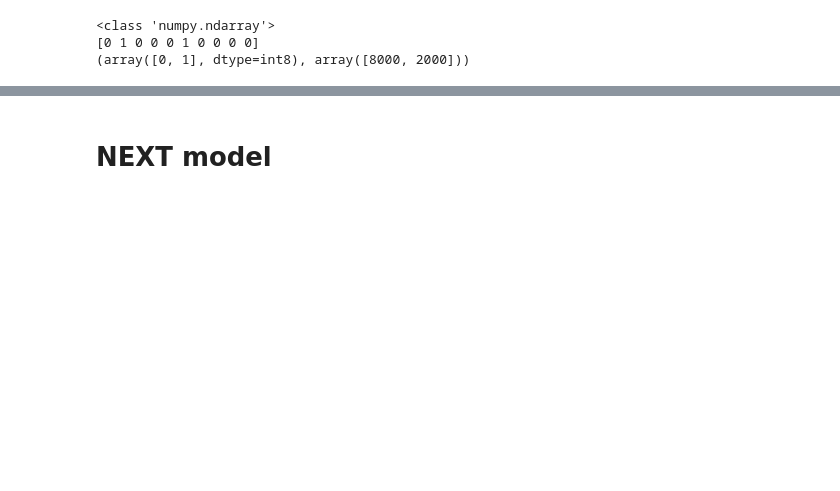
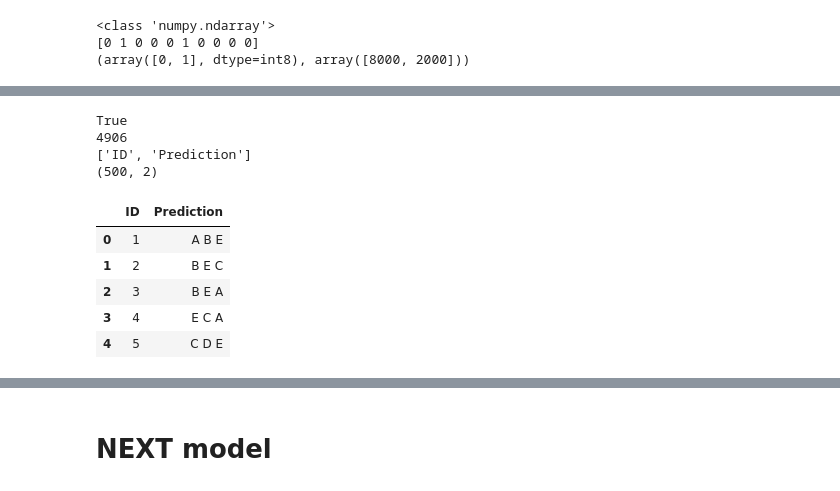
Before and after one commit to KhiranKumar123/dlgenai-t22026, a Jupyter notebook: DL-25f1000339-notebook-t22026.ipynb, the cells around one changed output, grey strips where cells are left out. Cells and saved outputs as stored; diff of their text form; code cells hidden in the pictures; blank space fills up the shorter version.

```diff
--- a/DL-25f1000339-notebook-t22026.ipynb
+++ b/DL-25f1000339-notebook-t22026.ipynb
@@ -1200,0 +1289,20 @@ Overall LogLoss
+# %%
+import os
+
+print(os.path.exists("/kaggle/working/submission_lgb_safe_lookup.csv"))
+print(os.path.getsize("/kaggle/working/submission_lgb_safe_lookup.csv"))
+
+print(submission.columns.tolist())
+print(submission.shape)
+display(submission.head())
+# %% [output]
+True
+4906
+['ID', 'Prediction']
+(500, 2)
+|  | ID | Prediction |
+| 0 | 1 | A B E |
+| 1 | 2 | B E C |
+| 2 | 3 | B E A |
+| 3 | 4 | E C A |
+| 4 | 5 | C D E |
```
Also changed, not shown: parts of 18 cells of this notebook.
